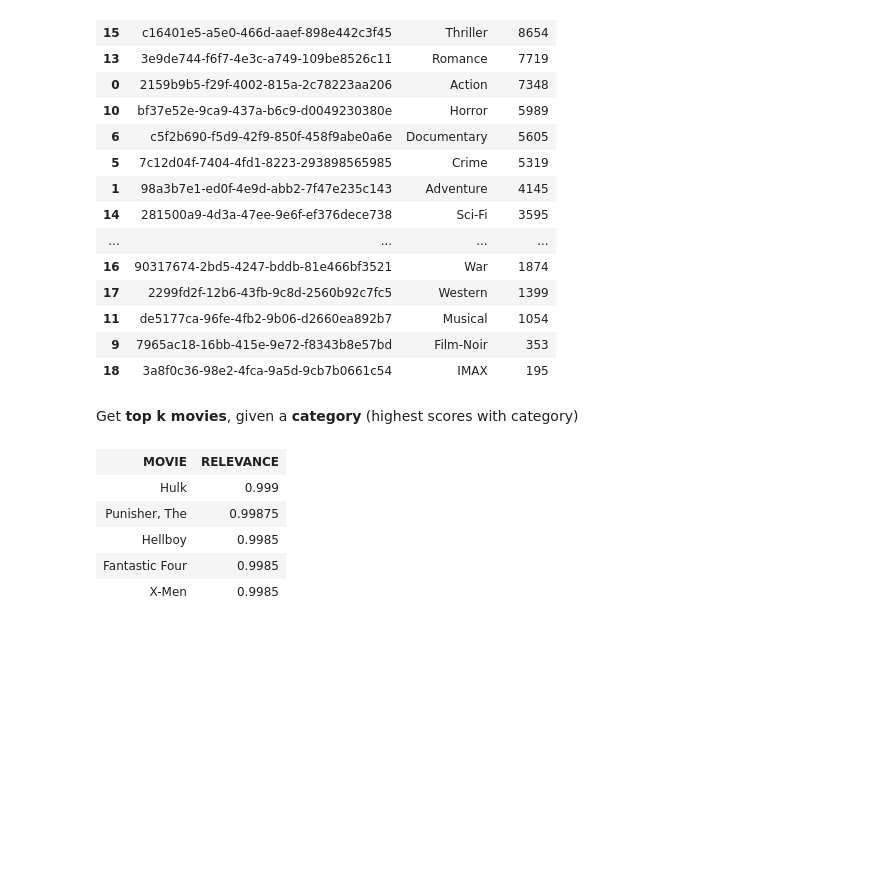
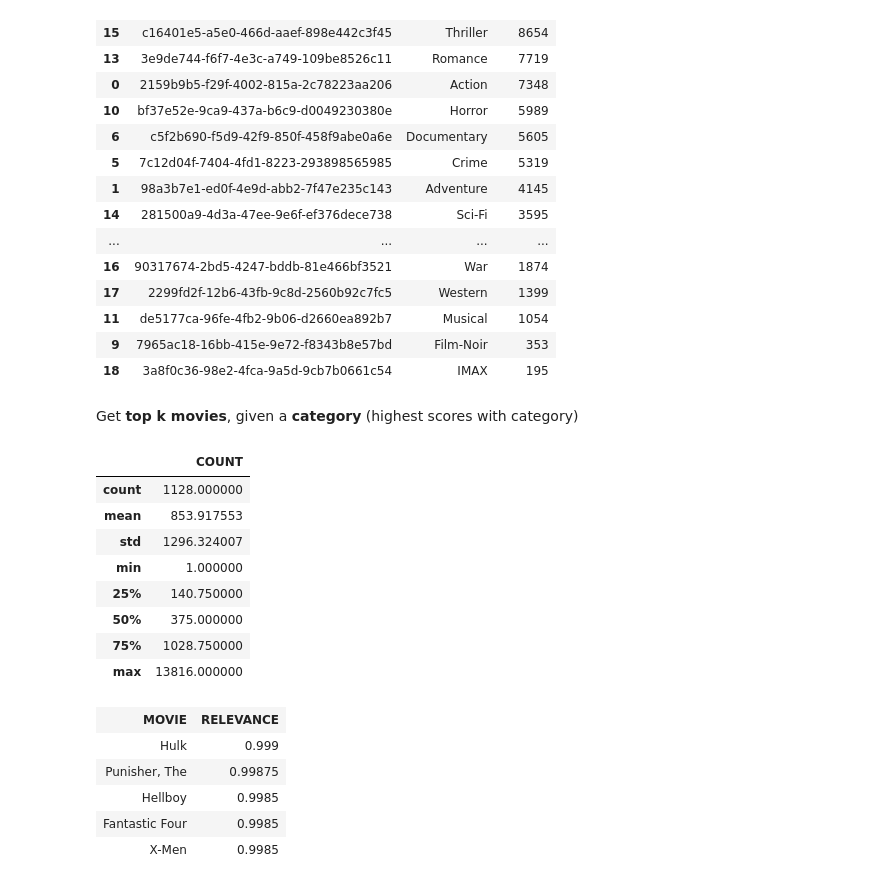
Before and after one commit to aleceress/movielens_rs, a Jupyter notebook: queries.ipynb, the cells around one changed output. Cells and saved outputs as stored; diff of their text form; code cells hidden in the pictures; blank space fills up the shorter version.

```diff
--- a/queries.ipynb
+++ b/queries.ipynb
@@ -219,6 +219,27 @@ genre_count.sort_values(by=["COUNT"], ascending=False)
 | 18 | 3a8f0c36-98e2-4fca-9a5d-9cb7b0661c54 | IMAX | 195 |
 # %% [markdown]
 Get __top k movies__, given a __category__ (highest scores with category)
+# %%
+category_count = pd.DataFrame(
+    graph.run(
+        (
+            "MATCH(c:Category)-[d:DESCRIBES]-(m:Movie)"
+            "RETURN c.id as ID, c.name as CATEGORY, count(*) AS COUNT"
+        )
+    ).data()
+)
+
+category_count.sort_values(by=["COUNT"], ascending=False).describe()
+# %% [output]
+|  | COUNT |
+| count | 1128.000000 |
+| mean | 853.917553 |
+| std | 1296.324007 |
+| min | 1.000000 |
+| 25% | 140.750000 |
+| 50% | 375.000000 |
+| 75% | 1028.750000 |
+| max | 13816.000000 |
 # %%
 category_id = "8b94d2c2-822e-4d3b-87f3-a58cc21c9f21"
 graph.run(
```
Also changed, not shown: parts of 22 cells of this notebook.
